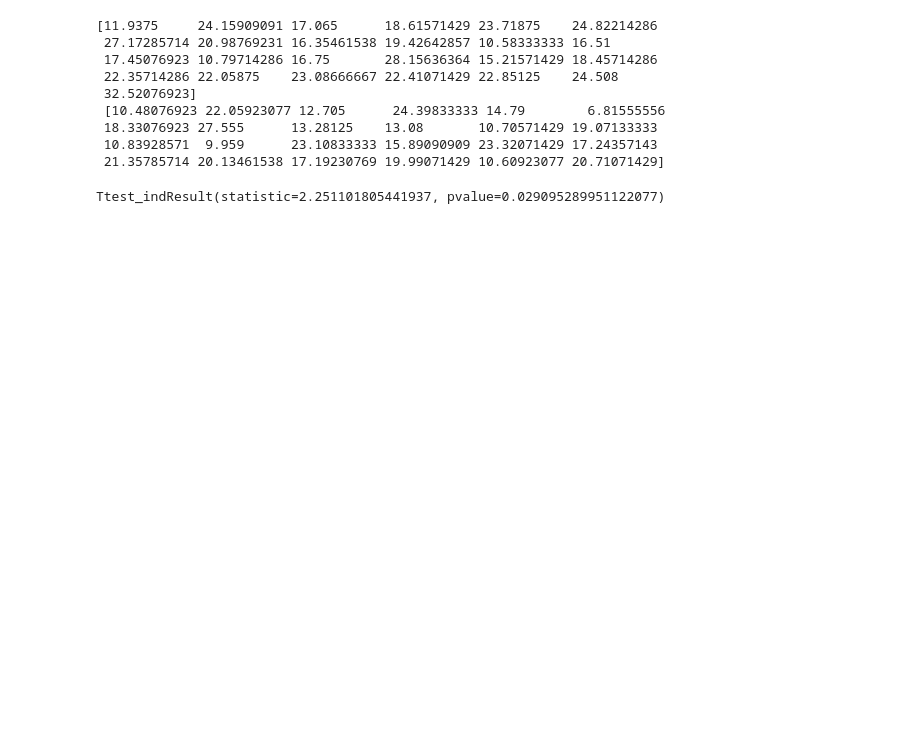
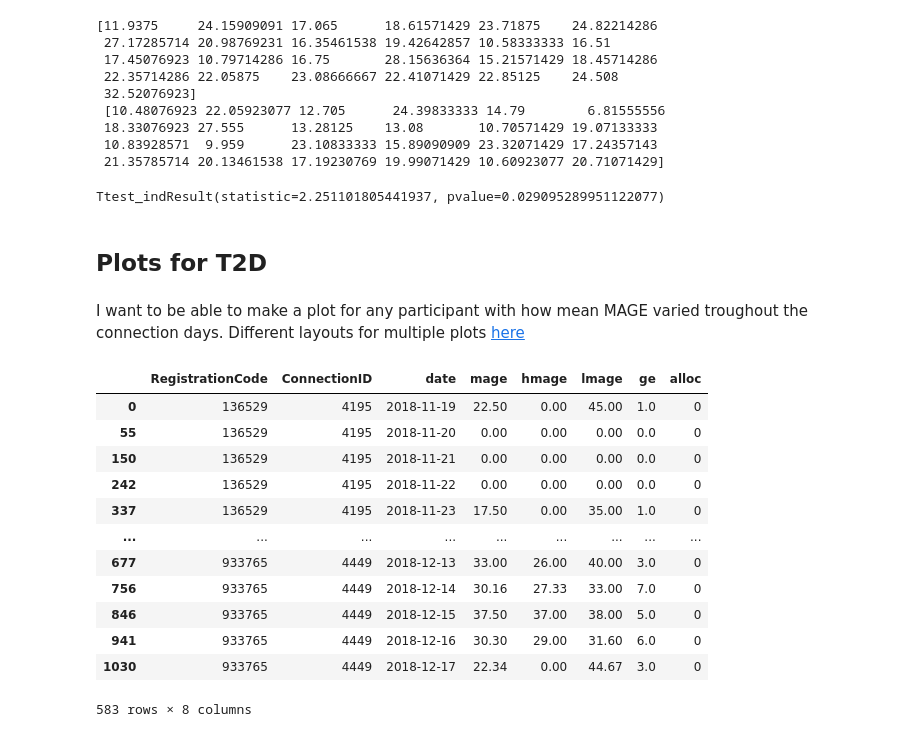
Before and after one commit to ElviraMingazova/MA_Thesis, a Jupyter notebook: T2D_MAGE.ipynb, the cells around one changed output. Cells and saved outputs as stored; diff of their text form; code cells hidden in the pictures; blank space fills up the shorter version.

```diff
--- a/T2D_MAGE.ipynb
+++ b/T2D_MAGE.ipynb
@@ -166,3 +159,24 @@ print(control, "\n", main )
 stats.ttest_ind(control, main)
 # %% [output]
 Ttest_indResult(statistic=2.251101805441937, pvalue=0.029095289951122077)
+# %% [markdown]
+## Plots for T2D
+# %% [markdown]
+I want to be able to make a plot for any participant with how mean MAGE varied troughout the connection days.
+Different layouts for multiple plots [here](https://matplotlib.org/3.1.0/gallery/subplots_axes_and_figures/subplots_demo.html)
+# %%
+result
+# %% [output]
+|  | RegistrationCode | ConnectionID | date | mage | hmage | lmage | ge | alloc |
+| 0 | 136529 | 4195 | 2018-11-19 | 22.50 | 0.00 | 45.00 | 1.0 | 0 |
+| 55 | 136529 | 4195 | 2018-11-20 | 0.00 | 0.00 | 0.00 | 0.0 | 0 |
+| 150 | 136529 | 4195 | 2018-11-21 | 0.00 | 0.00 | 0.00 | 0.0 | 0 |
+| 242 | 136529 | 4195 | 2018-11-22 | 0.00 | 0.00 | 0.00 | 0.0 | 0 |
+| 337 | 136529 | 4195 | 2018-11-23 | 17.50 | 0.00 | 35.00 | 1.0 | 0 |
+| ... | ... | ... | ... | ... | ... | ... | ... | ... |
+| 677 | 933765 | 4449 | 2018-12-13 | 33.00 | 26.00 | 40.00 | 3.0 | 0 |
+| 756 | 933765 | 4449 | 2018-12-14 | 30.16 | 27.33 | 33.00 | 7.0 | 0 |
+| 846 | 933765 | 4449 | 2018-12-15 | 37.50 | 37.00 | 38.00 | 5.0 | 0 |
+| 941 | 933765 | 4449 | 2018-12-16 | 30.30 | 29.00 | 31.60 | 6.0 | 0 |
+| 1030 | 933765 | 4449 | 2018-12-17 | 22.34 | 0.00 | 44.67 | 3.0 | 0 |
+583 rows × 8 columns
```
Also changed, not shown: parts of 11 cells of this notebook, 1 other file.
